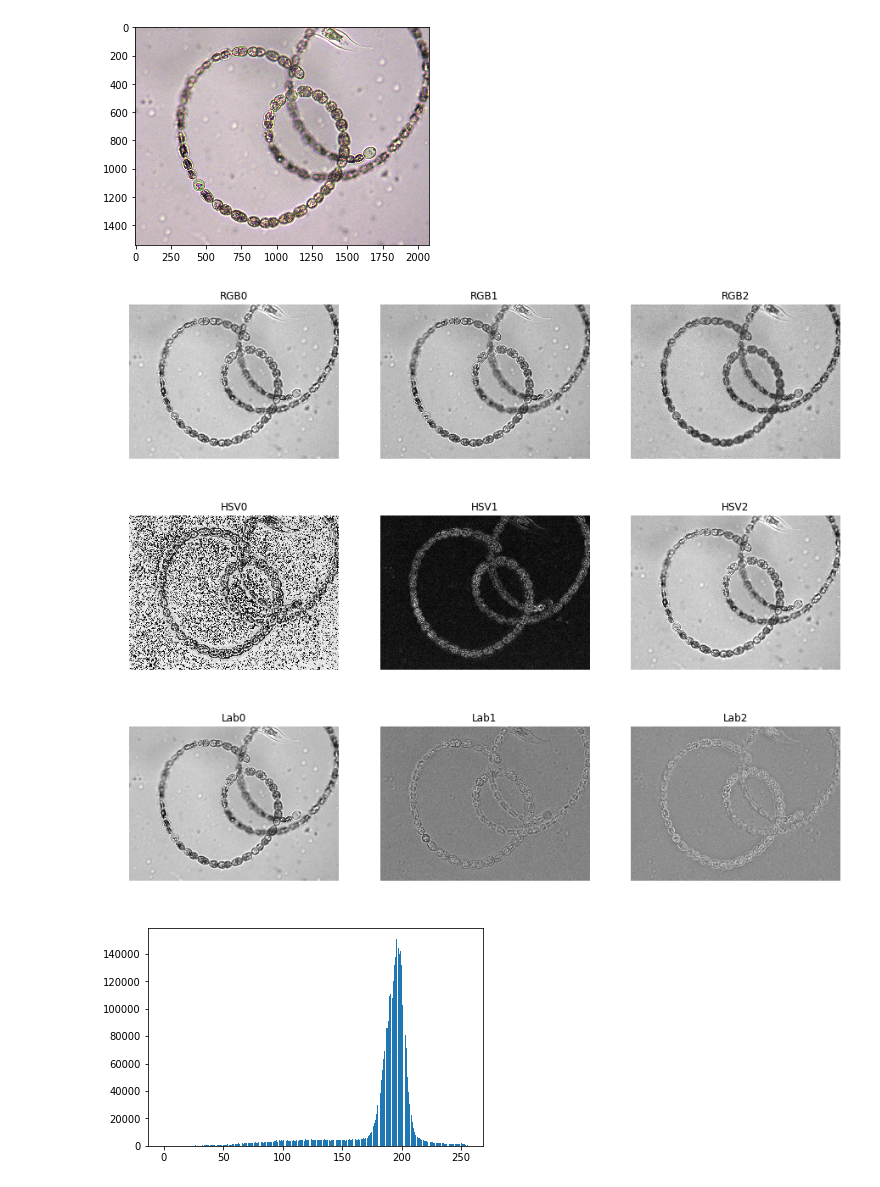
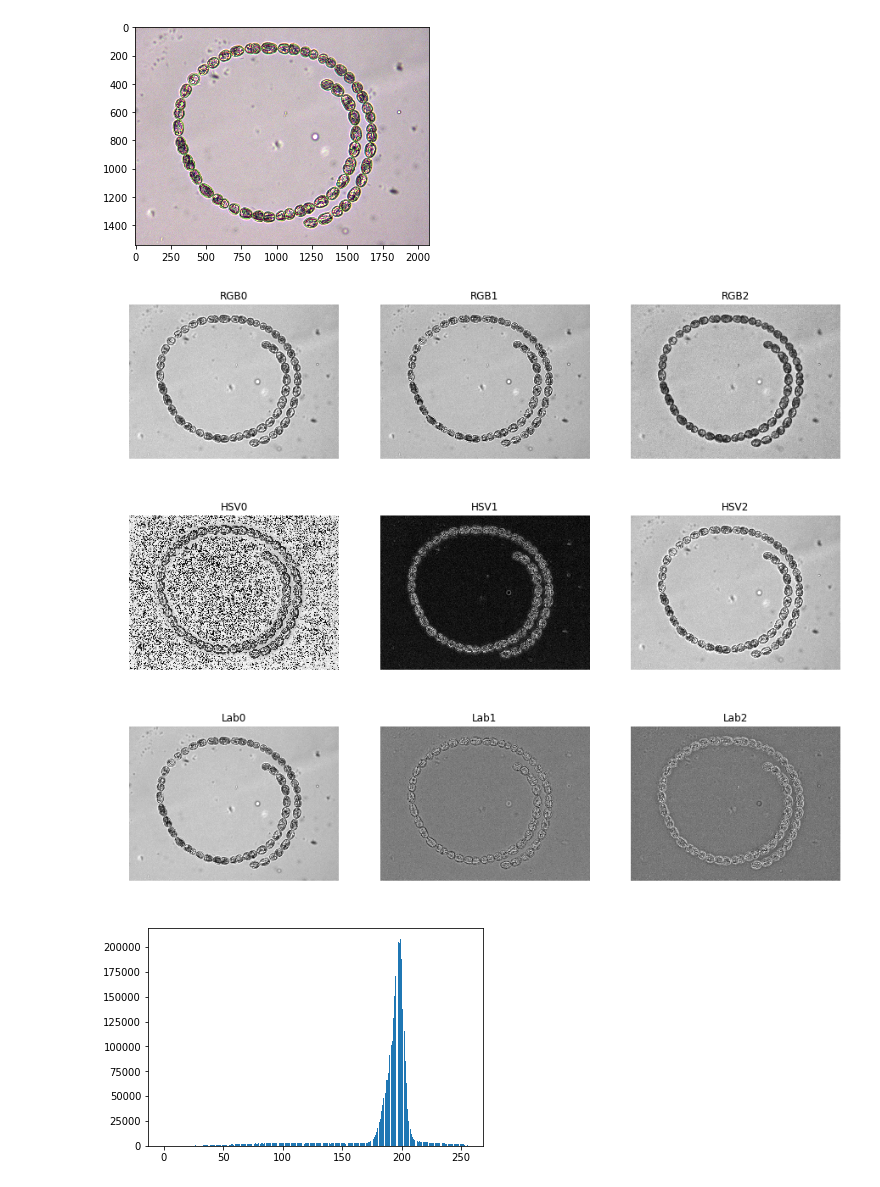
Before and after one commit to iagooteroc/analisis_imagen, a Jupyter notebook: P3/P3.ipynb, the cells around one changed output. Drawn from its saved outputs; the diff is of its cells as text; code cells hidden in the pictures.

```diff
--- a/P3/P3.ipynb
+++ b/P3/P3.ipynb
@@ -6,25 +8,25 @@ from skimage.morphology import skeletonize
 # %%
-im = cv2.imread('dataset/Single 40x - Anabaena spiroides 1.jpg')
+im = cv2.imread('dataset/Single 40x - Anabaena spiroides 2.jpg')
 im_rgb = cv2.cvtColor(im, cv2.COLOR_BGR2RGB)
 plt.imshow(im_rgb)
 plt.show()
 im_hsv = cv2.cvtColor(im, cv2.COLOR_BGR2HSV)
 im_lab = cv2.cvtColor(im, cv2.COLOR_BGR2Lab)
 
 images = [im_rgb, im_hsv, im_lab]
 names = ['RGB', 'HSV', 'Lab']
 for n, img in enumerate(images):
     fig, axeslist = plt.subplots(ncols=3, nrows=1,figsize=(15,15))
     for i in range(3):
         axeslist.ravel()[i].imshow(img[:,:,i], cmap='gray')
         axeslist.ravel()[i].set_title(names[n] + str(i))
         axeslist.ravel()[i].set_axis_off()
     plt.show()
 # %% [output]
-[figure, old version]
+[figure, new version]
-[figure, old version]
+[figure, new version]
-[figure, old version]
+[figure, new version]
-[figure, old version]
+[figure, new version]
 # %%
 img = im_lab[:,:,0]
 # %%
@@ -32,7 +34,7 @@ hist, _ = np.histogram(img, 256, [0, 256])
 plt.bar(range(0,256), hist)
 plt.show()
 # %% [output]
-[figure, old version]
+[figure, new version]
 # %%
 blur = cv2.GaussianBlur(img,(11,11),0)
 ret,thresh = cv2.threshold(blur,160,255,0)
```
Also changed, not shown: parts of 12 cells of this notebook.
